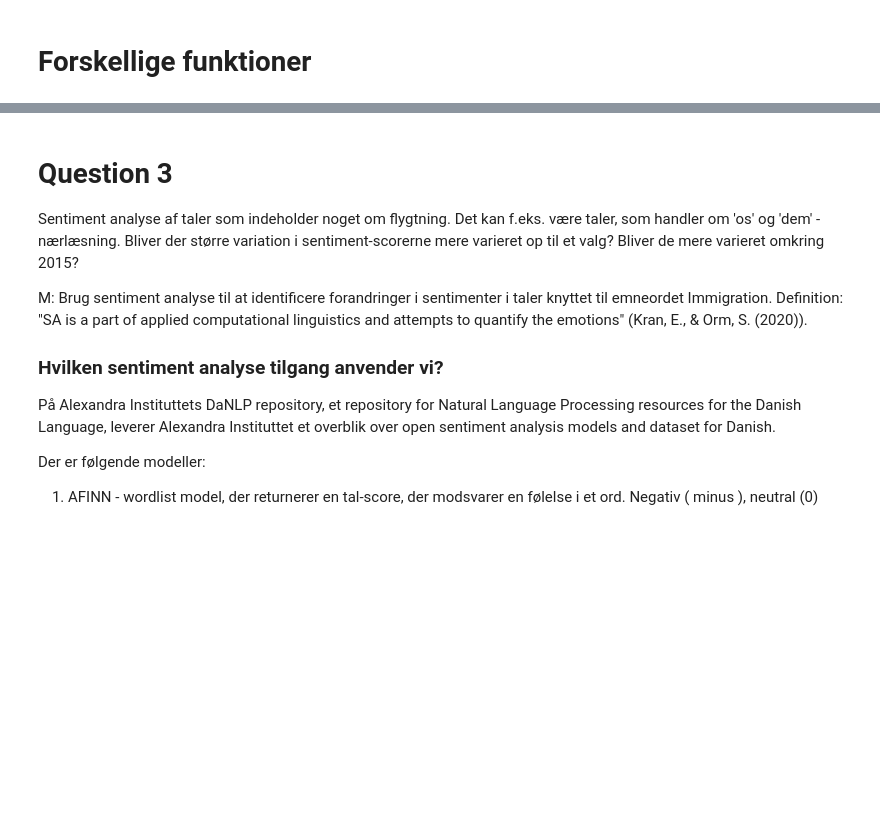
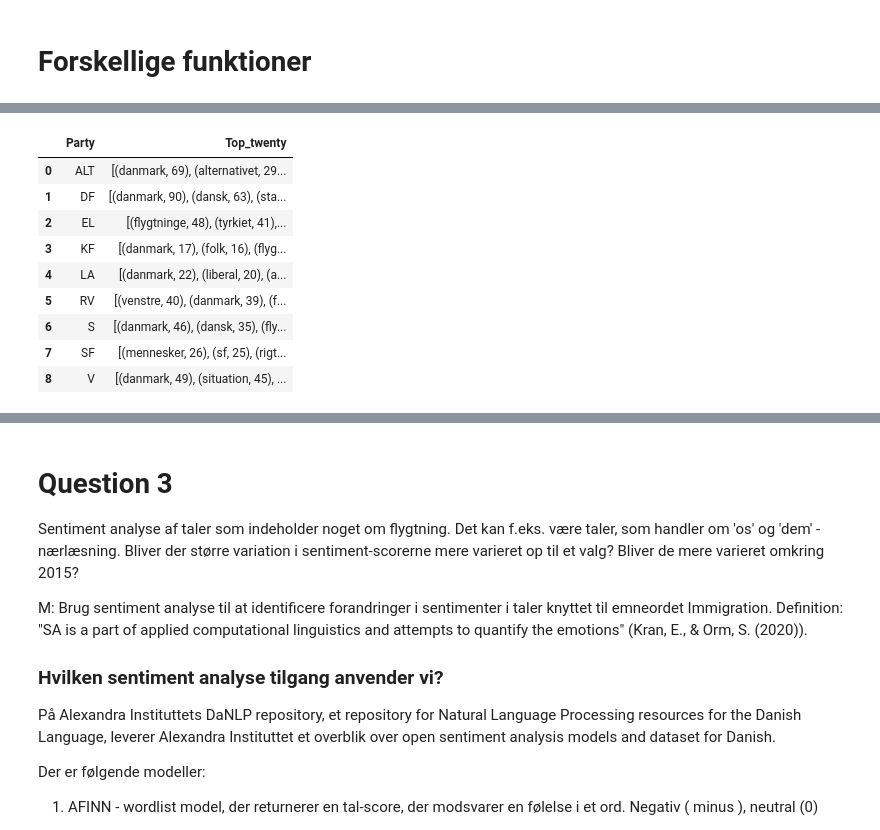
Before and after one commit to lrskjr/digital-data-analysis-itu, a Jupyter notebook: code/Lars/exam project 1.ipynb, the cells around one changed output, grey strips where cells are left out. Saved outputs shown, nothing was run; the diff lists cells and outputs as text; code cells hidden in the pictures; blank space fills up the shorter version.

```diff
--- a/code/Lars/exam project 1.ipynb
+++ b/code/Lars/exam project 1.ipynb
@@ -420,0 +417,15 @@ alt.Chart(vis_data).mark_bar().encode(
+# %%
+import altair as alt
+vis_data = df2_party_member_topwords[['Party', 'Top_twenty']]
+vis_data
+# %% [output]
+|  | Party | Top_twenty |
+| 0 | ALT | [(danmark, 69), (alternativet, 29... |
+| 1 | DF | [(danmark, 90), (dansk, 63), (sta... |
+| 2 | EL | [(flygtninge, 48), (tyrkiet, 41),... |
+| 3 | KF | [(danmark, 17), (folk, 16), (flyg... |
+| 4 | LA | [(danmark, 22), (liberal, 20), (a... |
+| 5 | RV | [(venstre, 40), (danmark, 39), (f... |
+| 6 | S | [(danmark, 46), (dansk, 35), (fly... |
+| 7 | SF | [(mennesker, 26), (sf, 25), (rigt... |
+| 8 | V | [(danmark, 49), (situation, 45), ... |
```
Also changed, not shown: parts of 22 cells of this notebook, 5 other files.
